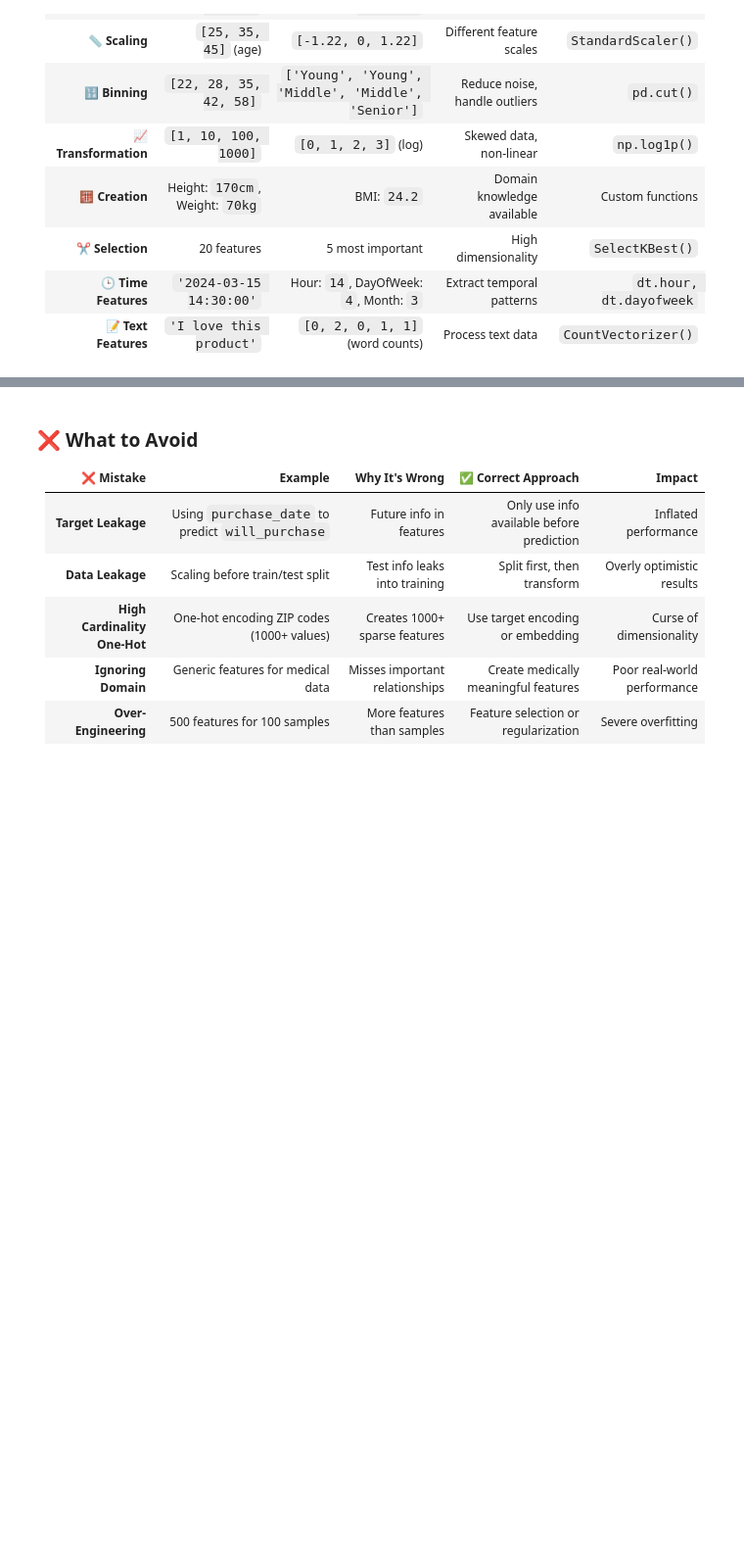
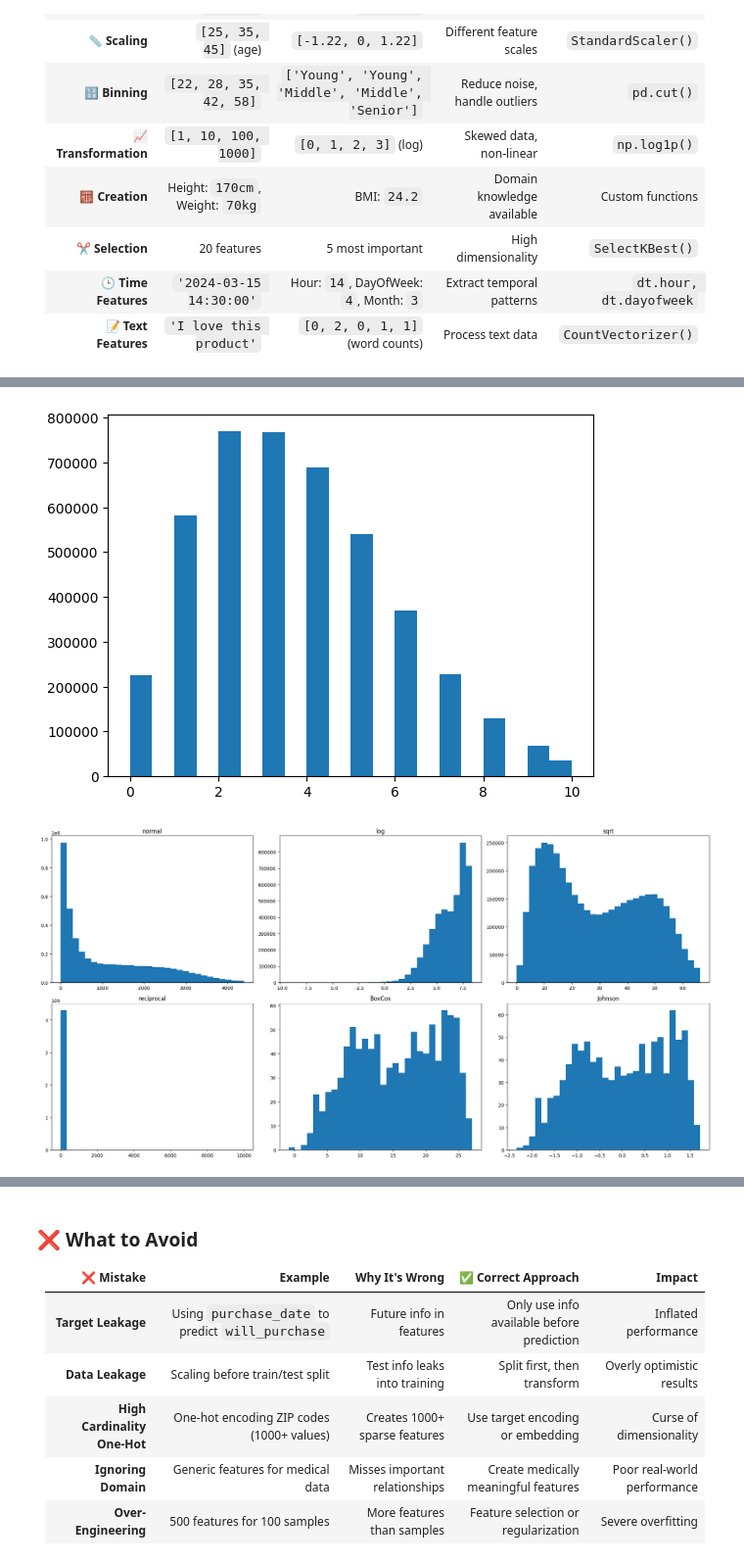
Before and after one commit to Moxiis/Kaggle, a Jupyter notebook: ML_cheatsheet/machine-learning-cheat-sheet.ipynb, the cells around one changed output, grey strips where cells are left out. Shown at 98% size. Cells and saved outputs as stored; diff of their text form; code cells hidden in the pictures; blank space fills up the shorter version.

```diff
--- a/ML_cheatsheet/machine-learning-cheat-sheet.ipynb
+++ b/ML_cheatsheet/machine-learning-cheat-sheet.ipynb
@@ -394,0 +468,27 @@ train_data.dropna(inplace=True)
+# %%
+from scipy.stats import boxcox
+from sklearn.preprocessing import PowerTransformer
+
+col_name = 'walkDistance'
+data_small_walk = data_small[col_name]
+data_small_walk = data_small_walk[data_small_walk != 0]
+data_small_walk.dropna(inplace=True)
+
+
+pt = PowerTransformer(method='yeo-johnson')
+johnson_data = pt.fit_transform(data_small_walk[0:1000].to_numpy().reshape(-1, 1))
+
+normal_data = data_small_walk
+log_data = np.log(data_small_walk)
+sqrt_data = np.sqrt(data_small_walk)
+reciprocal = 1/data_small_walk
+boxcox_data, _ = boxcox(data_small_walk[0:1000])
+
+data_viz = [normal_data, log_data, sqrt_data, reciprocal, boxcox_data, johnson_data]
+
+display(normal_data.head())
+display(log_data.head()) # Log
+display(sqrt_data.head()) # Square root
+display(reciprocal.head()) # Reciprocal
+display(pd.DataFrame(boxcox_data).head()) # Box-Cox
+display(pd.DataFrame(transformed).head()) # Yeo-Johnson
@@ -395,3 +532,21 @@ train_data.dropna(inplace=True)
+# %%
+plt.hist(data_small['weaponsAcquired'], bins=20)
+plt.show()
+
+weapon_transform = np.sqrt(data_small['weaponsAcquired'])
+
+axs_names = ['normal', 'log', 'sqrt', 'reciprocal', 'BoxCox', 'Johnson']
+fig, axs = plt.subplots(nrows=2, ncols=3, figsize=(20,10))
+axs = axs.flatten()
+for idx, data in enumerate(data_viz):
+    axs[idx].hist(data, bins=30)
+    axs[idx].set_title(axs_names[idx])
+
+plt.tight_layout()
+plt.show()
+# %% [output]
+[figure, added]
+[figure, added]
 # %% [markdown]
 ### Time-Based Features Table
 
```
Also changed, not shown: parts of 6 cells of this notebook.
